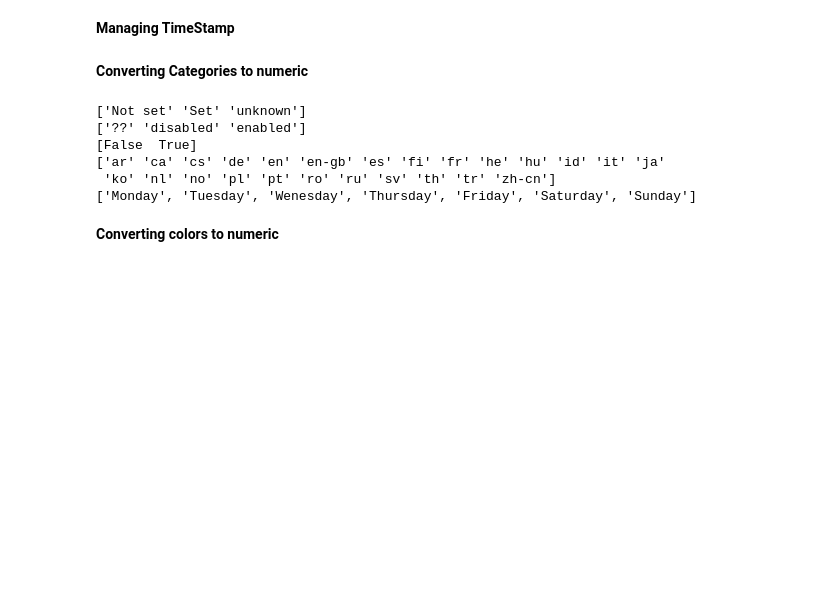
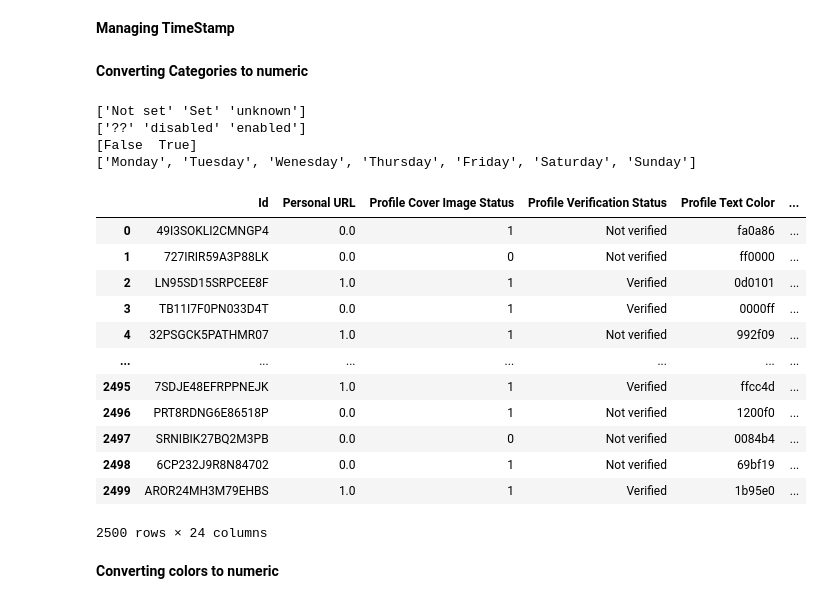
Before and after one commit to syrix78/IFT6758_Competition, a Jupyter notebook: data_cleaner.ipynb, the cells around one changed output. Cells and saved outputs as stored; diff of their text form; code cells hidden in the pictures; blank space fills up the shorter version.

```diff
--- a/data_cleaner.ipynb
+++ b/data_cleaner.ipynb
@@ -119,8 +119,14 @@ print( view_size_encoder.classes_)
 
 language_encoder = LabelEncoder()
 df_train["User Language"] = df_train['User Language'].str.lower()
-df_train["User Language"] = language_encoder.fit_transform(df_train["User Language"])
-print( language_encoder.classes_)
+if generateTrain:
+  #df_train["User Language"] = language_encoder.fit_transform(df_train["User Language"])
+  language_encoder.fit_transform(df_train["User Language"])
+  print( language_encoder.classes_)
+  language_dict = {value: key for (key, value) in enumerate(language_encoder.classes_)}
+else:
+  df_train["User Language"] = df_train["User Language"].apply(lambda x: language_dict[x] if x in language_dict else np.nan)
+
 
 category_encoder = LabelEncoder()
 df_train["Profile Category"] = df_train['Profile Category'].replace(np.nan, 'unknown', regex=True)
@@ -134,9 +140,23 @@ print(in_order_weekdays)
 ['Not set' 'Set' 'unknown']
 ['??' 'disabled' 'enabled']
 [False  True]
-['ar' 'ca' 'cs' 'de' 'en' 'en-gb' 'es' 'fi' 'fr' 'he' 'hu' 'id' 'it' 'ja'
- 'ko' 'nl' 'no' 'pl' 'pt' 'ro' 'ru' 'sv' 'th' 'tr' 'zh-cn']
 ['Monday', 'Tuesday', 'Wenesday', 'Thursday', 'Friday', 'Saturday', 'Sunday']
+# %%
+df_train
+# %% [output]
+|  | Id | Personal URL | Profile Cover Image Status | Profile Verification Status | Profile Text Color | ... |
+| 0 | 49I3SOKLI2CMNGP4 | 0.0 | 1 | Not verified | fa0a86 | ... |
+| 1 | 727IRIR59A3P88LK | 0.0 | 0 | Not verified | ff0000 | ... |
+| 2 | LN95SD15SRPCEE8F | 1.0 | 1 | Verified | 0d0101 | ... |
+| 3 | TB11I7F0PN033D4T | 0.0 | 1 | Verified | 0000ff | ... |
+| 4 | 32PSGCK5PATHMR07 | 1.0 | 1 | Not verified | 992f09 | ... |
+| ... | ... | ... | ... | ... | ... | ... |
+| 2495 | 7SDJE48EFRPPNEJK | 1.0 | 1 | Verified | ffcc4d | ... |
+| 2496 | PRT8RDNG6E86518P | 0.0 | 1 | Not verified | 1200f0 | ... |
+| 2497 | SRNIBIK27BQ2M3PB | 0.0 | 0 | Not verified | 0084b4 | ... |
+| 2498 | 6CP232J9R8N84702 | 0.0 | 1 | Not verified | 69bf19 | ... |
+| 2499 | AROR24MH3M79EHBS | 1.0 | 1 | Verified | 1b95e0 | ... |
+2500 rows × 24 columns
 # %% [markdown]
 **Converting colors to numeric**
 # %%
```
Also changed, not shown: parts of 4 cells of this notebook.
